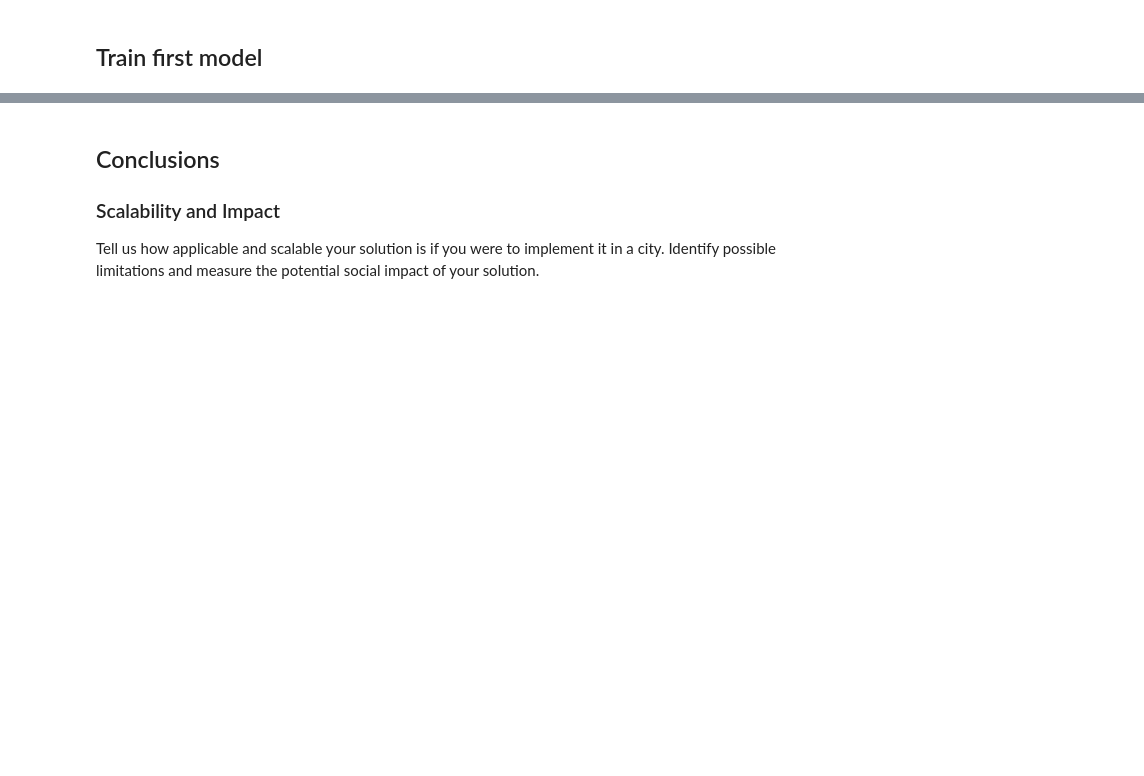
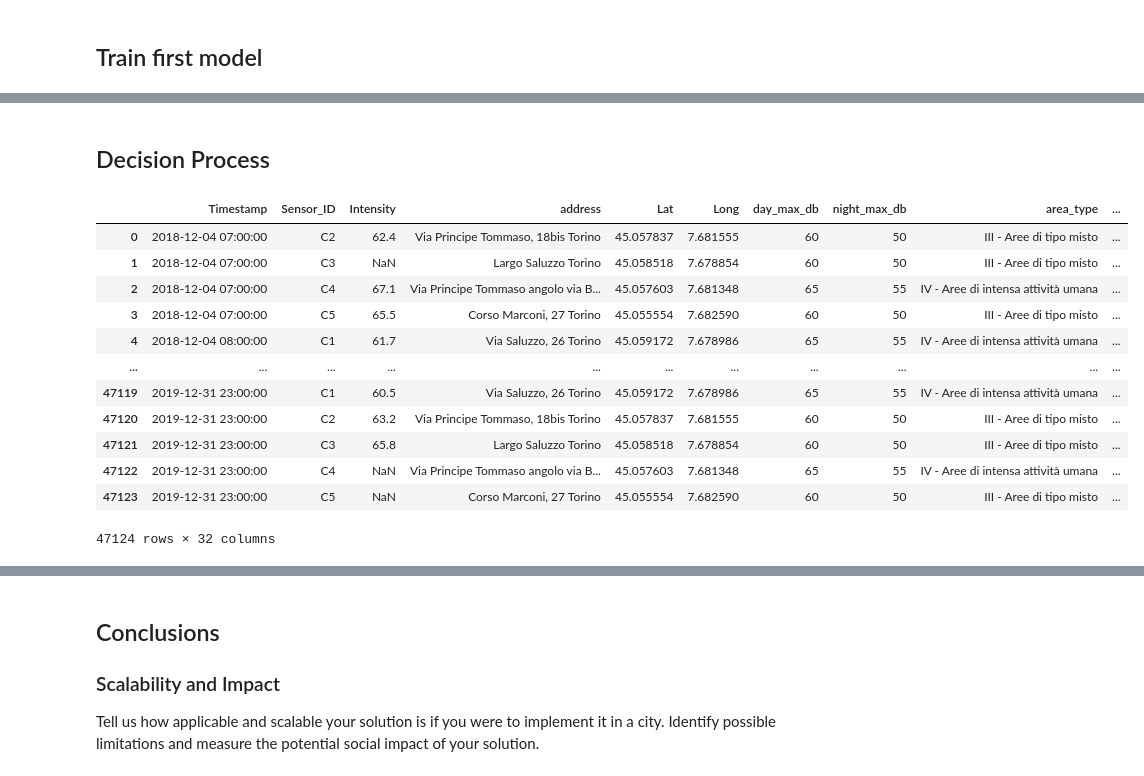
Before and after one commit to TiagoFilipeSousaGoncalves/wdl-tech-moguls, a Jupyter notebook: finals/Deliverable.ipynb, the cells around one changed output, grey strips where cells are left out. Drawn from its saved outputs; the diff is of its cells as text; code cells hidden in the pictures; blank space fills up the shorter version.

```diff
--- a/finals/Deliverable.ipynb
+++ b/finals/Deliverable.ipynb
@@ -508,0 +468,30 @@ print("ROC AUC", roc_auc_score(X_test['noise_exceeds_threshold_target'], y_pred[
+# %%
+target_1 = 'complaint_followed'
+
+from xgboost import XGBClassifier
+
+# Train model
+# Please note that we use 80% of the data set as our train set!
+X_train = data[0:int(0.7*len(data))]
+
+# We remove the NaNs (labels that are NaNs)
+X_train = X_train[~X_train[target_1].isna()]
+
+# We use the remaining 20% as test set
+X_test = data[int(0.7*len(data)):]
+
+# We remove the NaNs (labels that are NaNs)
+X_test = X_test[~X_test[target_1].isna()]
+
+# Our labels column
+y_train = X_train[target_1]
+
+# We train an XGBoost Regressor.
+# Since it is a decision tree, it becomes easier to explain the decisions of our model
+xgb_complaint = XGBClassifier(n_estimators=100)
+
+# We train our model
+xgb_complaint.fit(X_train[COLS_TO_KEEP].fillna(9999).astype(float), y_train)
+
+y_pred = xgb_complaint.predict_proba(X_test[COLS_TO_KEEP].fillna(9999).astype(float))
+X_test['pred_score_complaint'] = y_pred[:, 1]
@@ -519,0 +521,21 @@ shap.plots.beeswarm(shap_values, max_display=15)
+# %% [markdown]
+## Decision Process
+# %%
+X_test = X_test.reset_index(drop=True)
+day_to_predict = X_test[X_test.Timestamp == '2018-12-05']
+# %%
+X_test
+# %% [output]
+|  | Timestamp | Sensor_ID | Intensity | address | Lat | Long | day_max_db | night_max_db | area_type | ... |
+| 0 | 2018-12-04 07:00:00 | C2 | 62.4 | Via Principe Tommaso, 18bis Torino | 45.057837 | 7.681555 | 60 | 50 | III - Aree di tipo misto | ... |
+| 1 | 2018-12-04 07:00:00 | C3 | NaN | Largo Saluzzo Torino | 45.058518 | 7.678854 | 60 | 50 | III - Aree di tipo misto | ... |
+| 2 | 2018-12-04 07:00:00 | C4 | 67.1 | Via Principe Tommaso angolo via B... | 45.057603 | 7.681348 | 65 | 55 | IV - Aree di intensa attività umana | ... |
+| 3 | 2018-12-04 07:00:00 | C5 | 65.5 | Corso Marconi, 27 Torino | 45.055554 | 7.682590 | 60 | 50 | III - Aree di tipo misto | ... |
+| 4 | 2018-12-04 08:00:00 | C1 | 61.7 | Via Saluzzo, 26 Torino | 45.059172 | 7.678986 | 65 | 55 | IV - Aree di intensa attività umana | ... |
+| ... | ... | ... | ... | ... | ... | ... | ... | ... | ... | ... |
+| 47119 | 2019-12-31 23:00:00 | C1 | 60.5 | Via Saluzzo, 26 Torino | 45.059172 | 7.678986 | 65 | 55 | IV - Aree di intensa attività umana | ... |
+| 47120 | 2019-12-31 23:00:00 | C2 | 63.2 | Via Principe Tommaso, 18bis Torino | 45.057837 | 7.681555 | 60 | 50 | III - Aree di tipo misto | ... |
+| 47121 | 2019-12-31 23:00:00 | C3 | 65.8 | Largo Saluzzo Torino | 45.058518 | 7.678854 | 60 | 50 | III - Aree di tipo misto | ... |
+| 47122 | 2019-12-31 23:00:00 | C4 | NaN | Via Principe Tommaso angolo via B... | 45.057603 | 7.681348 | 65 | 55 | IV - Aree di intensa attività umana | ... |
+| 47123 | 2019-12-31 23:00:00 | C5 | NaN | Corso Marconi, 27 Torino | 45.055554 | 7.682590 | 60 | 50 | III - Aree di tipo misto | ... |
+47124 rows × 32 columns
```
Also changed, not shown: parts of 39 cells of this notebook.
